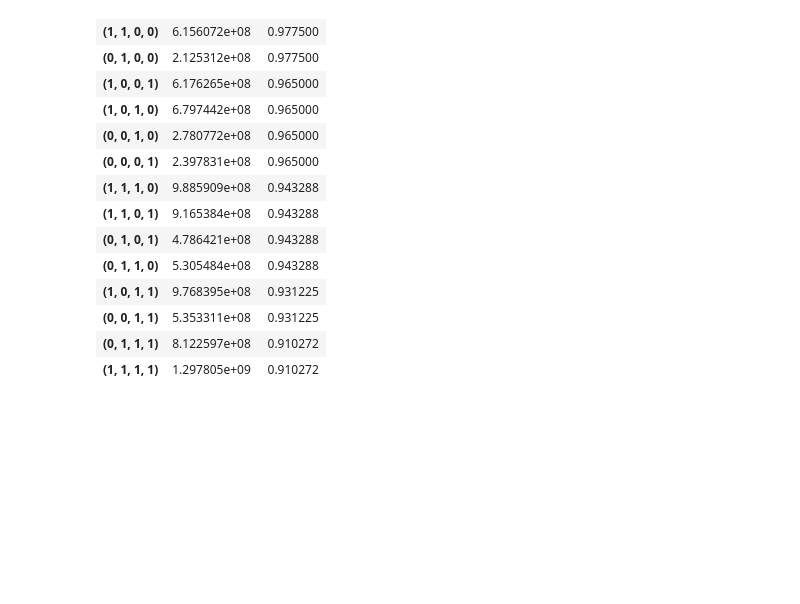
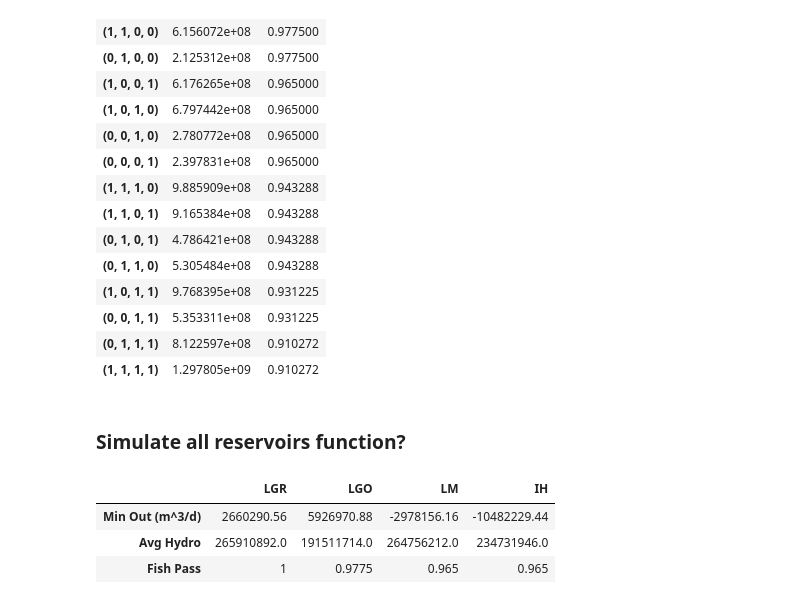
Before and after one commit to clairewang23/columbia_river_model, a Jupyter notebook: Model for Reservoir 3.ipynb, the cells around one changed output. Cells and saved outputs as stored; diff of their text form; code cells hidden in the pictures; blank space fills up the shorter version.

```diff
--- a/Model for Reservoir 3.ipynb
+++ b/Model for Reservoir 3.ipynb
@@ -222,7 +238,7 @@ outflow = lower_granite_data['A (unit:cfs)']*86400*.0283
 for i, combo in enumerate(combos):
     for k in range(len(res_list)):
         outflow, hydro, fish = (res_list[k].simulate(combo[k], 0, res_data_list[k]['date'], outflow, res_data_list[k]['L (unit:cfs)'], res_data_list[k]['S (unit:cfs)']))
-        res_data_list[k]['Outflow'] = outflow
+        # res_data_list[k]['Outflow (m^3/s)'] = outflow
         hydro_sums[i] += hydro
         fish_result[i] *= fish
 
@@ -290,3 +306,25 @@ display(results.sort_values(by = 'Fish Pass',ascending=False))
 | (0, 0, 1, 1) | 5.353311e+08 | 0.931225 |
 | (0, 1, 1, 1) | 8.122597e+08 | 0.910272 |
 | (1, 1, 1, 1) | 1.297805e+09 | 0.910272 |
+# %% [markdown]
+### Simulate all reservoirs function?
+# %%
+def simulate_all(): #eventually take in storage?
+    res_list = [lower_granite,little_goose, lower_monumental, ice_harbor] #list of initialized reservoirs above
+    res_data_list = [lower_granite_data,little_goose_data, lower_monumental_data, ice_harbor_data] #list of initialized reservoir data above
+    outflow = lower_granite_data['A (unit:cfs)']*86400*.0283
+
+    results = pd.DataFrame(index=['Min Out (m^3/d)','Avg Hydro','Fish Pass'],columns=['LGR','LGO', 'LM', 'IH'])
+    col_names = ['LGR','LGO','LM','IH']
+    for i, res in enumerate(res_list):
+        outflow, avg_hydro, fish = (res.simulate(1, 0, res_data_list[i]['date'], outflow, res_data_list[i]['L (unit:cfs)'], res_data_list[i]['S (unit:cfs)']))
+        results.loc['Min Out (m^3/d)',col_names[i]] = np.min(outflow)
+        results.loc['Avg Hydro',col_names[i]] = np.round(avg_hydro,0)
+        results.loc['Fish Pass',col_names[i]] = fish
+    return results
+display(simulate_all())
+# %% [output]
+|  | LGR | LGO | LM | IH |
+| Min Out (m^3/d) | 2660290.56 | 5926970.88 | -2978156.16 | -10482229.44 |
+| Avg Hydro | 265910892.0 | 191511714.0 | 264756212.0 | 234731946.0 |
+| Fish Pass | 1 | 0.9775 | 0.965 | 0.965 |
```
Also changed, not shown: parts of 9 cells of this notebook.
